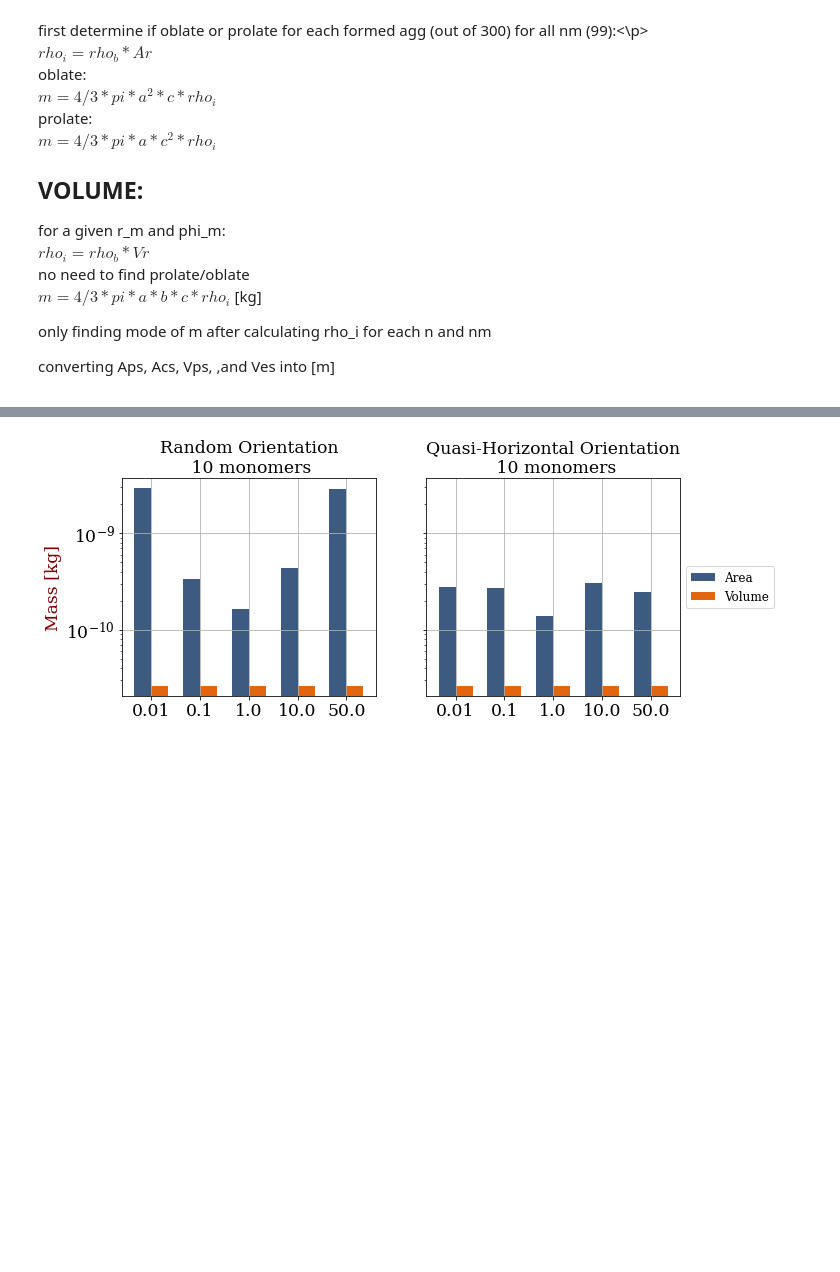
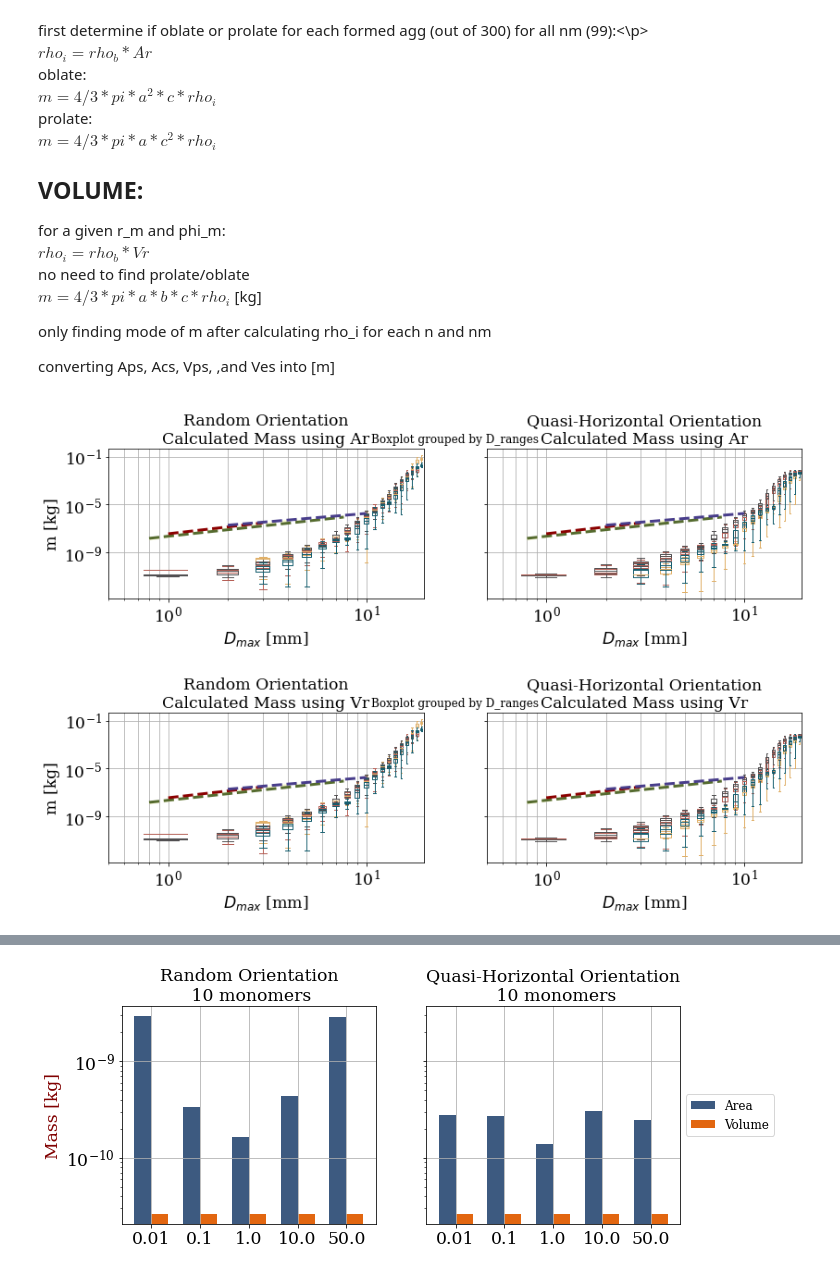
Before and after one commit to vprzybylo/IPAS, a Jupyter notebook: ipas/visualizations/m_D_relationships.ipynb, the cells around one changed output, grey strips where cells are left out. Drawn from its saved outputs; the diff is of its cells as text; code cells hidden in the pictures; blank space fills up the shorter version.

```diff
--- a/ipas/visualizations/m_D_relationships.ipynb
+++ b/ipas/visualizations/m_D_relationships.ipynb
@@ -15,8 +16,8 @@ plt_params = {
     "axes.titlesize": "xx-large",
     "xtick.labelsize": "xx-large",
     "ytick.labelsize": "xx-large",
-    "legend.title_fontsize": 12,
-    "legend.fontsize": 12,
+    "legend.title_fontsize": 10,
+    "legend.fontsize": 10,
 }
 plt.rcParams["font.family"] = "serif"
 plt.rcParams.update(plt_params)
@@ -156,3 +99,46 @@ $m = 4/3 * pi * a * b * c *rho_i$   [kg] <br>
 
 <p> only finding mode of m after calculating rho_i for each n and nm </p>
 <p> converting Aps, Acs, Vps, ,and Ves into [m]</p>
+# %%
+# RANDOM ORIENTATION
+# convert dict keys to variables
+locals().update(result_rand)
+
+phi_idxs = [0, 1, 2, 3]
+r_idxs = [0, 1, 2]
+fig, (ax1, ax2) = plt.subplots(1, 2, figsize=(13, 3), sharey=True)
+
+p = plot.Plots(ax1, df_CPI, agg_as, agg_bs, agg_cs, phi_idxs, r_idxs, Aps, Acs, Vps, Ves, Dmaxs)
+ylabel='m [kg]'
+title='Random Orientation\nCalculated Mass using Ar'
+p.m_D_plot(title, ylabel, mflag = 'area')
+
+# QUASI-HORIZONTAL ORIENTATION
+locals().update(result_flat)
+p = plot.Plots(ax2, df_CPI, agg_as, agg_bs, agg_cs, phi_idxs, r_idxs, Aps, Acs, Vps, Ves, Dmaxs)
+ylabel=''
+title='Quasi-Horizontal Orientation\nCalculated Mass using Ar'
+p.m_D_plot(title, ylabel, mflag = 'area')
+
+# handles, labels = plt.gca().get_legend_handles_labels()
+# by_label = dict(zip(labels, handles))
+# plt.legend(by_label.values(), by_label.keys());
+
+# RANDOM ORIENTATION
+locals().update(result_rand)
+fig, (ax1, ax2) = plt.subplots(1, 2, figsize=(13, 3), sharey=True)
+
+p = plot.Plots(ax1, df_CPI, agg_as, agg_bs, agg_cs, phi_idxs, r_idxs, Aps, Acs, Vps, Ves, Dmaxs)
+ylabel='m [kg]'
+title='Random Orientation\nCalculated Mass using Vr'
+p.m_D_plot(title, ylabel,  mflag = 'vol')
+
+# QUASI-HORIZONTAL ORIENTATION
+locals().update(result_flat)
+p = plot.Plots(ax2, df_CPI, agg_as, agg_bs, agg_cs, phi_idxs, r_idxs, Aps, Acs, Vps, Ves, Dmaxs)
+ylabel=''
+title='Quasi-Horizontal Orientation\nCalculated Mass using Vr'
+p.m_D_plot(title, ylabel, mflag = 'vol')
+# %% [output]
+[figure, added]
+[figure, added]
```
Also changed, not shown: parts of 12 cells of this notebook, 2 other files.
